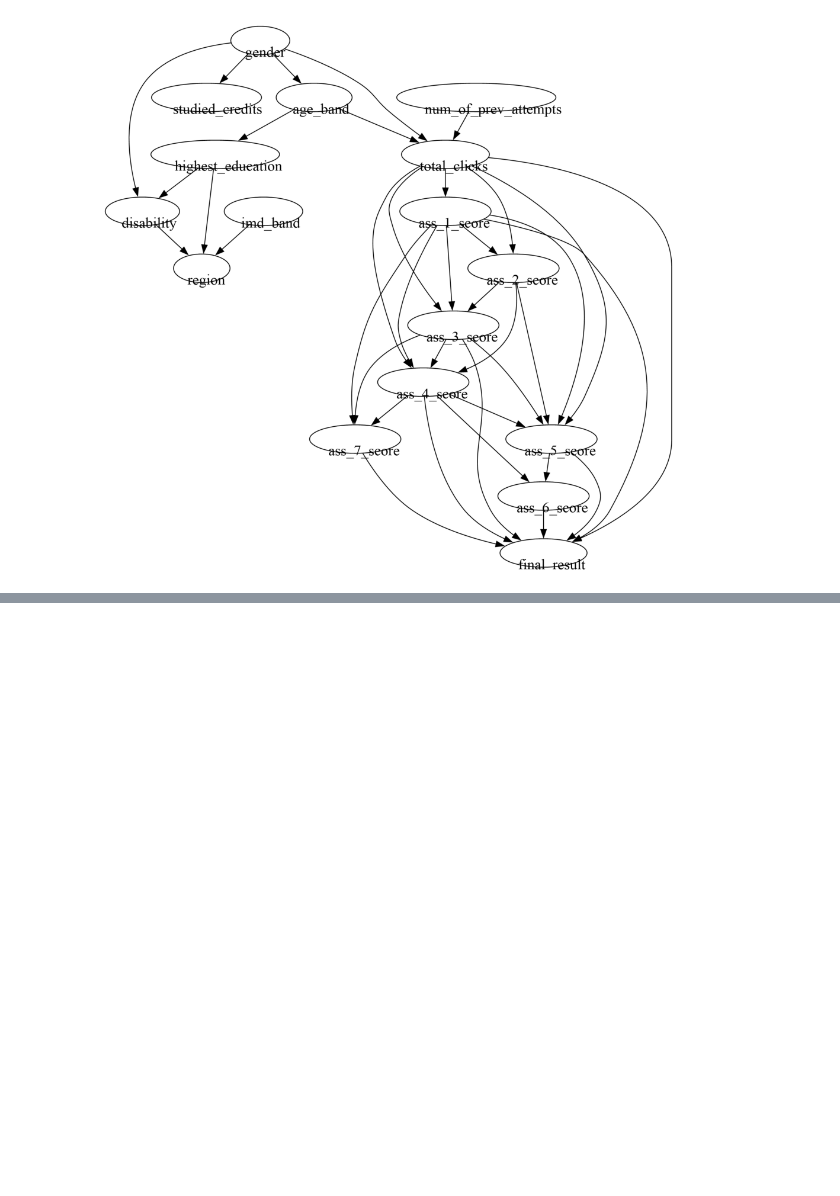
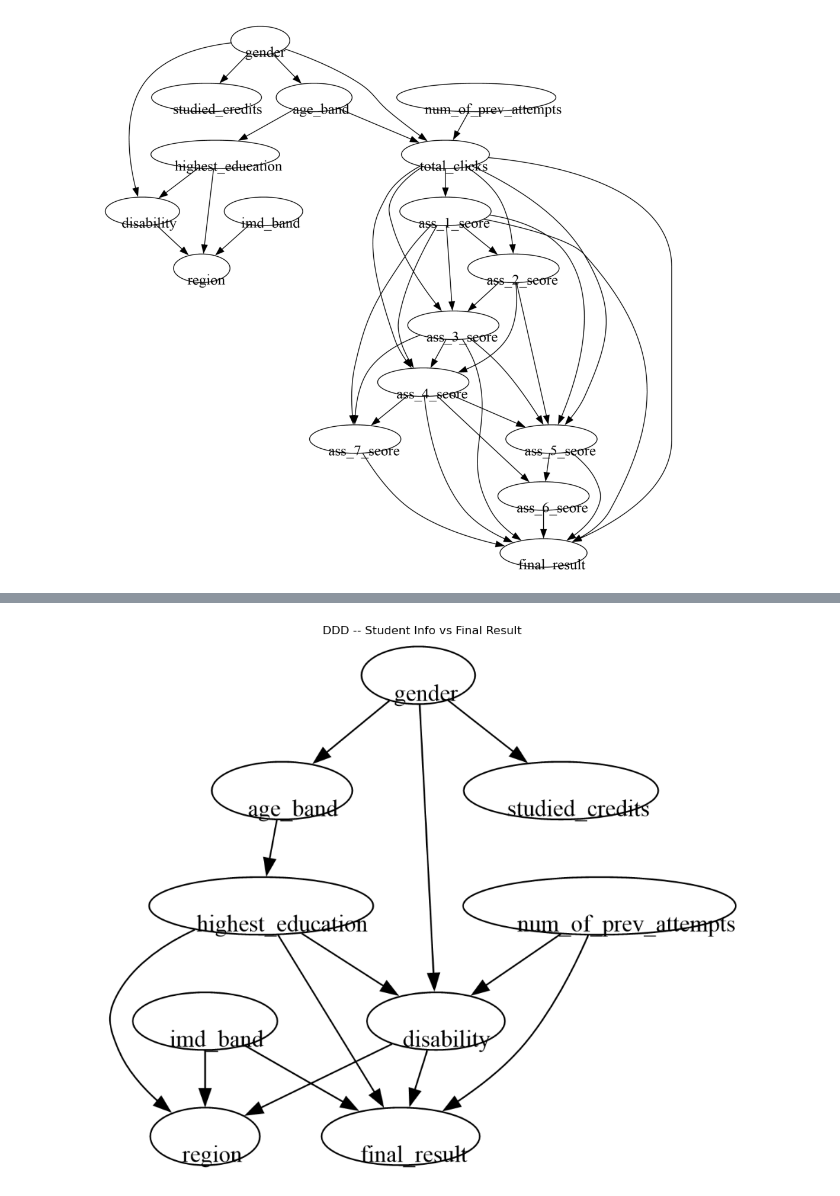
Before and after one commit to dishayayyy/Stage1_RQ1, a Jupyter notebook: DDD_PC.ipynb, the cells around one changed output, grey strips where cells are left out. Saved outputs shown, nothing was run; the diff lists cells and outputs as text; code cells hidden in the pictures; blank space fills up the shorter version.

```diff
--- a/DDD_PC.ipynb
+++ b/DDD_PC.ipynb
@@ -275,0 +280,5 @@ plt.show()
+# %%
+df = pd.read_csv(r"C:\Users\Disha Sharma\Desktop\Paper_1\ModuleWise\DDD.csv")
+
+print(df.shape)
+print(list(df.columns))
@@ -275,0 +345,8 @@ plt.show()
+# %%
+demo_cols_ddd = ['gender', 'region', 'highest_education', 'imd_band', 'age_band',
+                  'num_of_prev_attempts', 'studied_credits', 'disability']
+
+dag1_data_ddd = df[demo_cols_ddd + ['final_result']].copy()
+
+print(dag1_data_ddd.shape)
+print(dag1_data_ddd.isnull().sum())
@@ -275,0 +391,6 @@ plt.show()
+# %%
+data1_ddd = dag1_data_ddd.to_numpy()
+
+cg1_ddd = pc(data1_ddd, alpha=0.05, indep_test='gsq', background_knowledge=bk1_ddd, node_names=node_names_dag1_ddd)
+
+print("Number of edges:", cg1_ddd.G.get_num_edges())
@@ -275,0 +420,21 @@ plt.show()
+# %%
+pyd1_ddd = GraphUtils.to_pydot(cg1_ddd.G, labels=node_names_dag1_ddd)
+
+for node in pyd1_ddd.get_nodes():
+    node.set_fontsize('11')
+    node.set_fixedsize('false')
+    node.set_margin('0.15,0.08')
+
+png_bytes1_ddd = pyd1_ddd.create_png(prog=dot_path)
+
+with open(r"C:\Users\Disha Sharma\Desktop\Paper_1\ModuleWise\DDD_DAG1_studentinfo_vs_finalresult.png", "wb") as f:
+    f.write(png_bytes1_ddd)
+
+img1_ddd = mpimg.imread(io.BytesIO(png_bytes1_ddd), format='png')
+plt.figure(figsize=(12, 10))
+plt.imshow(img1_ddd)
+plt.axis('off')
+plt.title("DDD -- Student Info vs Final Result")
+plt.show()
+# %% [output]
+[figure, added]
```
Also changed, not shown: parts of 23 cells of this notebook, 6 other files.
